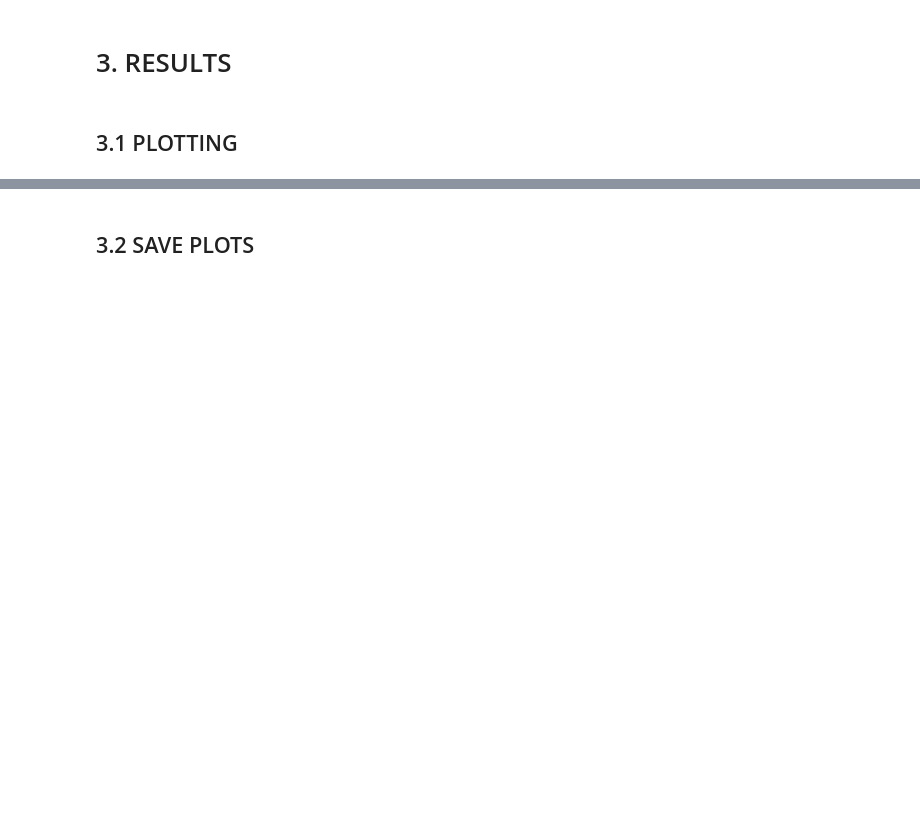
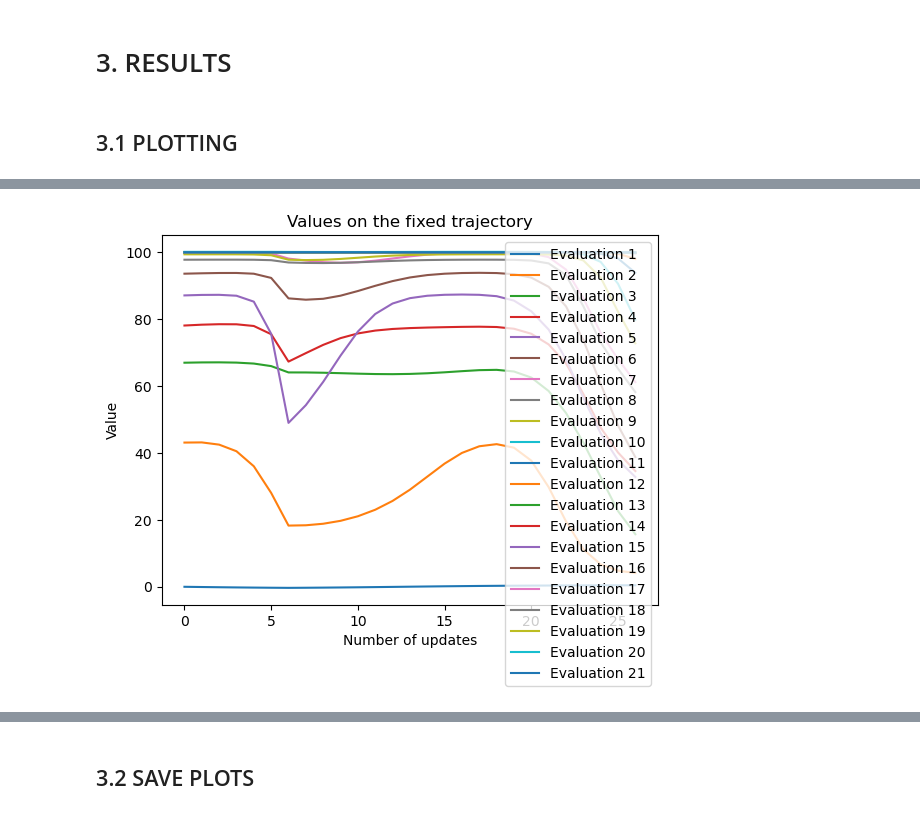
Before and after one commit to AlexisCogne/ANN_project, a Jupyter notebook: main_discrete.ipynb, the cells around one changed output, grey strips where cells are left out. Drawn from its saved outputs; the diff is of its cells as text; code cells hidden in the pictures; blank space fills up the shorter version.

```diff
--- a/main_discrete.ipynb
+++ b/main_discrete.ipynb
@@ -252,0 +301,15 @@ plt.show()
+# %%
+# plot the values of the agent on the fixed trajectory
+values = np.array(values)
+values = np.squeeze(values)
+
+for i in range(values.shape[0]):
+    plt.plot(values[i], label=f"Evaluation {i+1}")
+
+plt.title('Values on the fixed trajectory')
+plt.xlabel('Number of updates')
+plt.ylabel('Value')
+plt.legend()
+plt.show()
+# %% [output]
+[figure, added]
```
Also changed, not shown: parts of 10 cells of this notebook, 2 other files.
